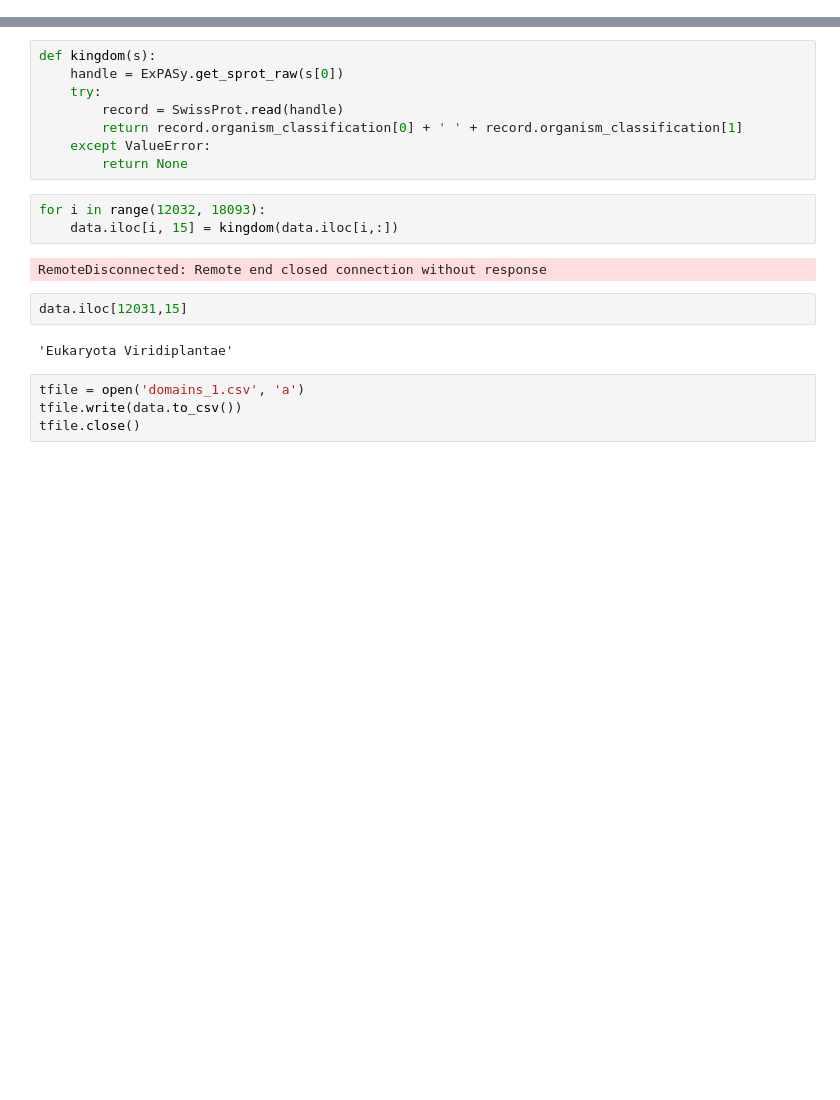
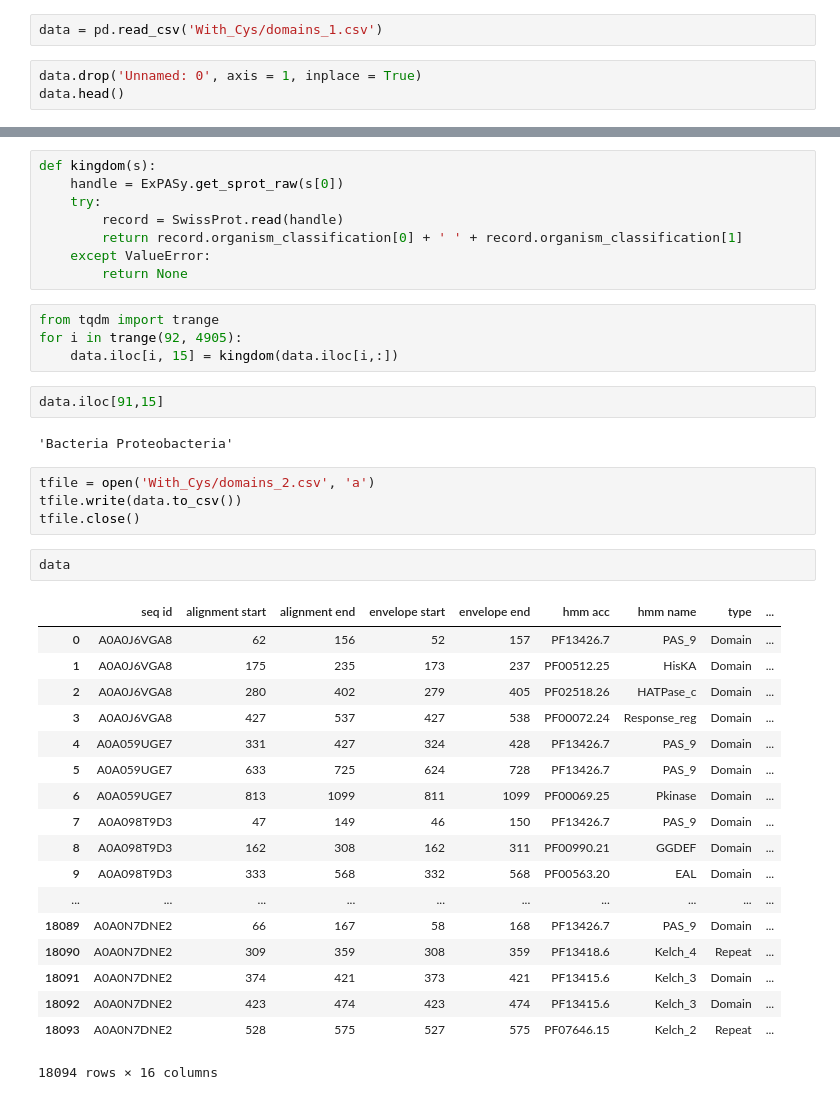
Before and after one commit to DMelikhova/conf_2018, a Jupyter notebook: main.ipynb, the cells around one changed output, grey strips where cells are left out. Drawn from its saved outputs; the diff is of its cells as text; blank space fills up the shorter version.

```diff
--- a/main.ipynb
+++ b/main.ipynb
@@ -389,0 +383,5 @@ data.head()
+# %%
+data = pd.read_csv('With_Cys/domains_1.csv')
+# %%
+data.drop('Unnamed: 0', axis = 1, inplace = True)
+data.head()
@@ -420,15 +425,35 @@ def kingdom(s):
     except ValueError:
         return None
 # %%
-for i in range(12032, 18093):
+from tqdm import trange
+for i in trange(92, 4905):
     data.iloc[i, 15] = kingdom(data.iloc[i,:])
-# %% [output]
-RemoteDisconnected: Remote end closed connection without response
 # %%
-data.iloc[12031,15]
+data.iloc[91,15]
 # %% [output]
-'Eukaryota Viridiplantae'
+'Bacteria Proteobacteria'
 # %%
-tfile = open('domains_1.csv', 'a')
+tfile = open('With_Cys/domains_2.csv', 'a')
 tfile.write(data.to_csv())
 tfile.close()
+# %%
+data
+# %% [output]
+|  | seq id | alignment start | alignment end | envelope start | envelope end | hmm acc | hmm name | type | ... |
+| 0 | A0A0J6VGA8 | 62 | 156 | 52 | 157 | PF13426.7 | PAS_9 | Domain | ... |
+| 1 | A0A0J6VGA8 | 175 | 235 | 173 | 237 | PF00512.25 | HisKA | Domain | ... |
+| 2 | A0A0J6VGA8 | 280 | 402 | 279 | 405 | PF02518.26 | HATPase_c | Domain | ... |
+| 3 | A0A0J6VGA8 | 427 | 537 | 427 | 538 | PF00072.24 | Response_reg | Domain | ... |
+| 4 | A0A059UGE7 | 331 | 427 | 324 | 428 | PF13426.7 | PAS_9 | Domain | ... |
+| 5 | A0A059UGE7 | 633 | 725 | 624 | 728 | PF13426.7 | PAS_9 | Domain | ... |
+| 6 | A0A059UGE7 | 813 | 1099 | 811 | 1099 | PF00069.25 | Pkinase | Domain | ... |
+| 7 | A0A098T9D3 | 47 | 149 | 46 | 150 | PF13426.7 | PAS_9 | Domain | ... |
+| 8 | A0A098T9D3 | 162 | 308 | 162 | 311 | PF00990.21 | GGDEF | Domain | ... |
+| 9 | A0A098T9D3 | 333 | 568 | 332 | 568 | PF00563.20 | EAL | Domain | ... |
+| ... | ... | ... | ... | ... | ... | ... | ... | ... | ... |
+| 18089 | A0A0N7DNE2 | 66 | 167 | 58 | 168 | PF13426.7 | PAS_9 | Domain | ... |
+| 18090 | A0A0N7DNE2 | 309 | 359 | 308 | 359 | PF13418.6 | Kelch_4 | Repeat | ... |
+| 18091 | A0A0N7DNE2 | 374 | 421 | 373 | 421 | PF13415.6 | Kelch_3 | Domain | ... |
+| 18092 | A0A0N7DNE2 | 423 | 474 | 423 | 474 | PF13415.6 | Kelch_3 | Domain | ... |
+| 18093 | A0A0N7DNE2 | 528 | 575 | 527 | 575 | PF07646.15 | Kelch_2 | Repeat | ... |
+18094 rows × 16 columns
```
Also changed, not shown: parts of 5 cells of this notebook, 2 other files.
